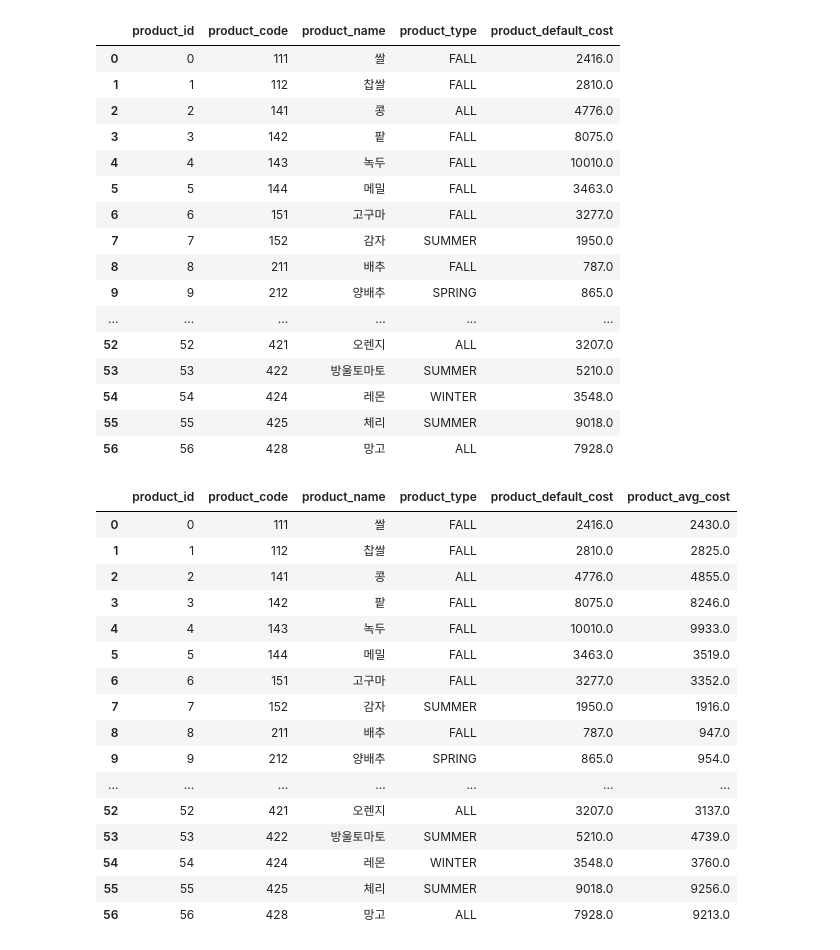
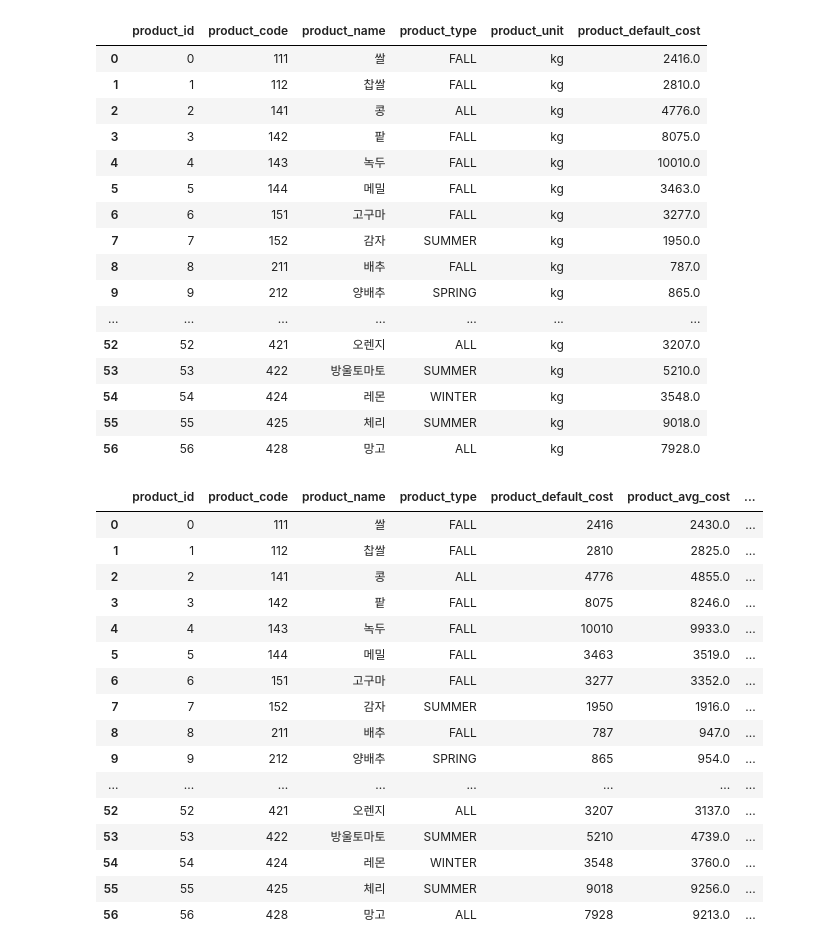
Before and after one commit to SSUYA-S/tteoksang, a Jupyter notebook: product/data_processing/generate_dump_csv.ipynb, the cells around one changed output. Cells and saved outputs as stored; diff of their text form; code cells hidden in the pictures.

Commit message:
feat: product, product_fluctuation 데이터 생성

```diff
--- a/product/data_processing/generate_dump_csv.ipynb
+++ b/product/data_processing/generate_dump_csv.ipynb
@@ -4,10 +4,10 @@ import pandas as pd
 # product
 product = pd.read_csv('data/fixed_selected_basic_product_info.csv', encoding='utf-8')
 product.sort_values(by=['PRODUCT_CODE'], inplace=True, ignore_index=True)
-product.drop(['PRDCTN_ERA', 'UNIT'], axis=1, inplace=True)
+product.drop(['PRDCTN_ERA'], axis=1, inplace=True)
 product.reset_index(inplace=True)
 product.rename(
     columns={'index': 'product_id', 'PRODUCT_CODE': 'product_code', 'PRODUCT_NAME': 'product_name',
-             'M_DISTCTNS': 'product_type'}, inplace=True)
+             'M_DISTCTNS': 'product_type', 'UNIT': 'product_unit'}, inplace=True)
 product
 # %% [output]
@@ -40,47 +40,49 @@ default_cost.rename(
 product = pd.merge(left=product, right=default_cost, on='product_code')
 product
 # %% [output]
-|  | product_id | product_code | product_name | product_type | product_default_cost |
-| 0 | 0 | 111 | 쌀 | FALL | 2416.0 |
-| 1 | 1 | 112 | 찹쌀 | FALL | 2810.0 |
-| 2 | 2 | 141 | 콩 | ALL | 4776.0 |
-| 3 | 3 | 142 | 팥 | FALL | 8075.0 |
-| 4 | 4 | 143 | 녹두 | FALL | 10010.0 |
-| 5 | 5 | 144 | 메밀 | FALL | 3463.0 |
-| 6 | 6 | 151 | 고구마 | FALL | 3277.0 |
-| 7 | 7 | 152 | 감자 | SUMMER | 1950.0 |
-| 8 | 8 | 211 | 배추 | FALL | 787.0 |
-| 9 | 9 | 212 | 양배추 | SPRING | 865.0 |
-| ... | ... | ... | ... | ... | ... |
-| 52 | 52 | 421 | 오렌지 | ALL | 3207.0 |
-| 53 | 53 | 422 | 방울토마토 | SUMMER | 5210.0 |
-| 54 | 54 | 424 | 레몬 | WINTER | 3548.0 |
-| 55 | 55 | 425 | 체리 | SUMMER | 9018.0 |
-| 56 | 56 | 428 | 망고 | ALL | 7928.0 |
+|  | product_id | product_code | product_name | product_type | product_unit | product_default_cost |
+| 0 | 0 | 111 | 쌀 | FALL | kg | 2416.0 |
+| 1 | 1 | 112 | 찹쌀 | FALL | kg | 2810.0 |
+| 2 | 2 | 141 | 콩 | ALL | kg | 4776.0 |
+| 3 | 3 | 142 | 팥 | FALL | kg | 8075.0 |
+| 4 | 4 | 143 | 녹두 | FALL | kg | 10010.0 |
+| 5 | 5 | 144 | 메밀 | FALL | kg | 3463.0 |
+| 6 | 6 | 151 | 고구마 | FALL | kg | 3277.0 |
+| 7 | 7 | 152 | 감자 | SUMMER | kg | 1950.0 |
+| 8 | 8 | 211 | 배추 | FALL | kg | 787.0 |
+| 9 | 9 | 212 | 양배추 | SPRING | kg | 865.0 |
+| ... | ... | ... | ... | ... | ... | ... |
+| 52 | 52 | 421 | 오렌지 | ALL | kg | 3207.0 |
+| 53 | 53 | 422 | 방울토마토 | SUMMER | kg | 5210.0 |
+| 54 | 54 | 424 | 레몬 | WINTER | kg | 3548.0 |
+| 55 | 55 | 425 | 체리 | SUMMER | kg | 9018.0 |
+| 56 | 56 | 428 | 망고 | ALL | kg | 7928.0 |
 # %%
 # make avg cost
 avg_cost = fluctuation.groupby('PRODUCT_CODE', as_index=False)['AVG_PRODUCT_COST'].mean().round()
 avg_cost.rename(columns={'PRODUCT_CODE': 'product_code', 'AVG_PRODUCT_COST': 'product_avg_cost'}, inplace=True)
 product = pd.merge(left=product, right=avg_cost, on='product_code')
+product['product_default_cost'] = product['product_default_cost'].astype(int)
+product = product[['product_id', 'product_code', 'product_name', 'product_type', 'product_default_cost', 'product_avg_cost', 'product_unit']]
 product
 # %% [output]
-|  | product_id | product_code | product_name | product_type | product_default_cost | product_avg_cost |
-| 0 | 0 | 111 | 쌀 | FALL | 2416.0 | 2430.0 |
-| 1 | 1 | 112 | 찹쌀 | FALL | 2810.0 | 2825.0 |
-| 2 | 2 | 141 | 콩 | ALL | 4776.0 | 4855.0 |
-| 3 | 3 | 142 | 팥 | FALL | 8075.0 | 8246.0 |
-| 4 | 4 | 143 | 녹두 | FALL | 10010.0 | 9933.0 |
-| 5 | 5 | 144 | 메밀 | FALL | 3463.0 | 3519.0 |
-| 6 | 6 | 151 | 고구마 | FALL | 3277.0 | 3352.0 |
-| 7 | 7 | 152 | 감자 | SUMMER | 1950.0 | 1916.0 |
-| 8 | 8 | 211 | 배추 | FALL | 787.0 | 947.0 |
-| 9 | 9 | 212 | 양배추 | SPRING | 865.0 | 954.0 |
-| ... | ... | ... | ... | ... | ... | ... |
-| 52 | 52 | 421 | 오렌지 | ALL | 3207.0 | 3137.0 |
-| 53 | 53 | 422 | 방울토마토 | SUMMER | 5210.0 | 4739.0 |
-| 54 | 54 | 424 | 레몬 | WINTER | 3548.0 | 3760.0 |
-| 55 | 55 | 425 | 체리 | SUMMER | 9018.0 | 9256.0 |
-| 56 | 56 | 428 | 망고 | ALL | 7928.0 | 9213.0 |
+|  | product_id | product_code | product_name | product_type | product_default_cost | product_avg_cost | ... |
+| 0 | 0 | 111 | 쌀 | FALL | 2416 | 2430.0 | ... |
+| 1 | 1 | 112 | 찹쌀 | FALL | 2810 | 2825.0 | ... |
+| 2 | 2 | 141 | 콩 | ALL | 4776 | 4855.0 | ... |
+| 3 | 3 | 142 | 팥 | FALL | 8075 | 8246.0 | ... |
+| 4 | 4 | 143 | 녹두 | FALL | 10010 | 9933.0 | ... |
+| 5 | 5 | 144 | 메밀 | FALL | 3463 | 3519.0 | ... |
+| 6 | 6 | 151 | 고구마 | FALL | 3277 | 3352.0 | ... |
+| 7 | 7 | 152 | 감자 | SUMMER | 1950 | 1916.0 | ... |
+| 8 | 8 | 211 | 배추 | FALL | 787 | 947.0 | ... |
+| 9 | 9 | 212 | 양배추 | SPRING | 865 | 954.0 | ... |
+| ... | ... | ... | ... | ... | ... | ... | ... |
+| 52 | 52 | 421 | 오렌지 | ALL | 3207 | 3137.0 | ... |
+| 53 | 53 | 422 | 방울토마토 | SUMMER | 5210 | 4739.0 | ... |
+| 54 | 54 | 424 | 레몬 | WINTER | 3548 | 3760.0 | ... |
+| 55 | 55 | 425 | 체리 | SUMMER | 9018 | 9256.0 | ... |
+| 56 | 56 | 428 | 망고 | ALL | 7928 | 9213.0 | ... |
 # %%
 product.to_csv('dump_data/product.csv', encoding='utf-8', index=False)
 # %%
```
Also changed, not shown: parts of 4 cells of this notebook, 5 other files.
